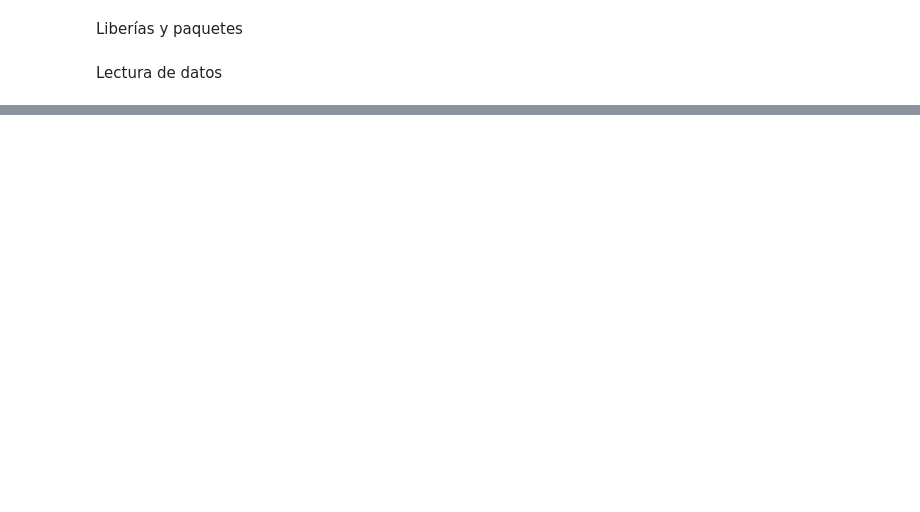
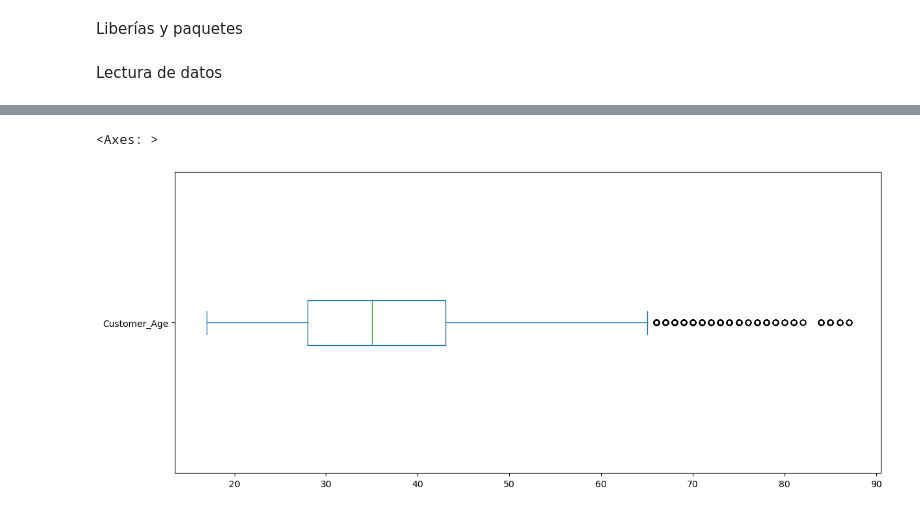
Before and after one commit to luroel/bike-sales-store, a Jupyter notebook: sales_data.ipynb, the cells around one changed output, grey strips where cells are left out. Cells and saved outputs as stored; diff of their text form; code cells hidden in the pictures; blank space fills up the shorter version.

```diff
--- a/sales_data.ipynb
+++ b/sales_data.ipynb
@@ -18,0 +32,5 @@ sales.head()
+# %%
+sales['Customer_Age'].plot(kind='box', vert=False, figsize=(14,6))
+# %% [output]
+<Axes: >
+[figure, added]
```
Also changed, not shown: parts of 4 cells of this notebook.
